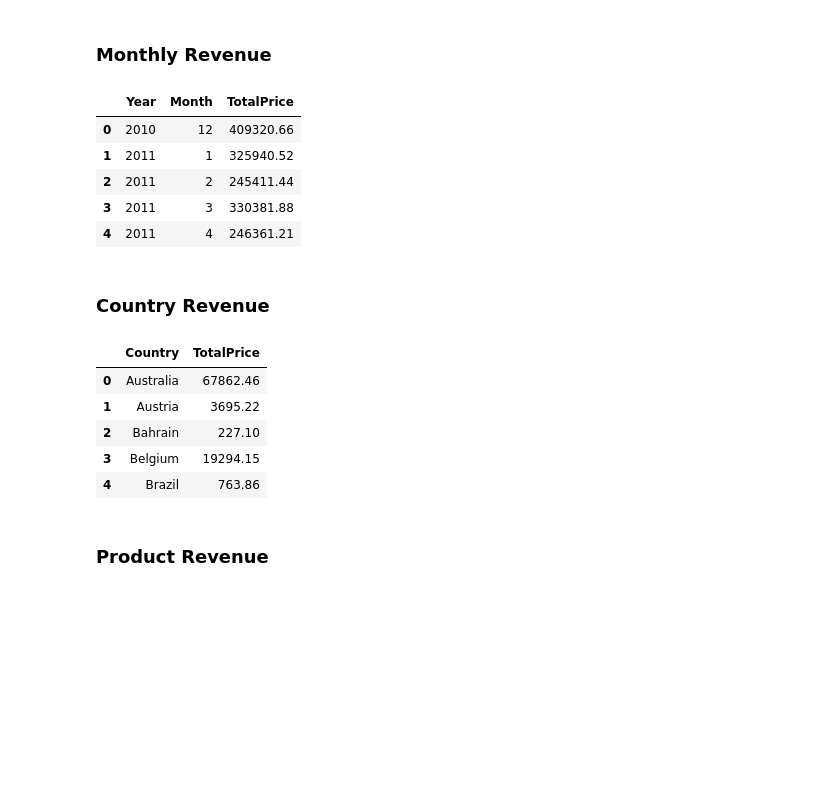
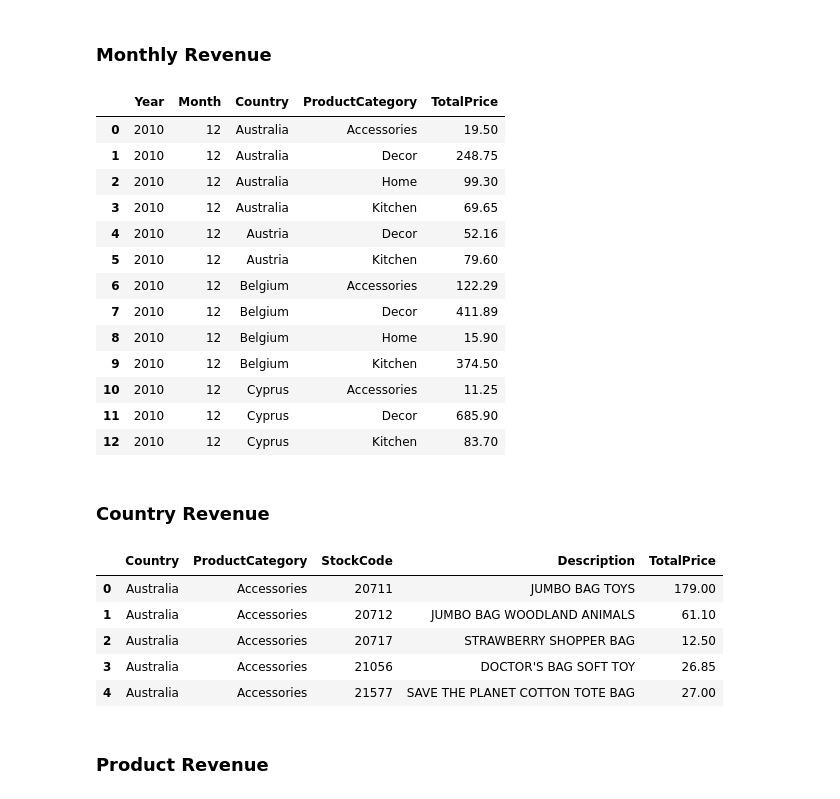
Before and after one commit to ShaikhIqbalWaseem/online-retail-sales-analysis, a Jupyter notebook: notebooks/02_Data_Analysis.ipynb, the cells around one changed output. Saved outputs shown, nothing was run; the diff lists cells and outputs as text; code cells hidden in the pictures; blank space fills up the shorter version.

```diff
--- a/notebooks/02_Data_Analysis.ipynb
+++ b/notebooks/02_Data_Analysis.ipynb
@@ -132,40 +134,48 @@ df.to_csv('../data/gold/latest_clean_dataset.csv', index=False)
 ### Monthly Revenue
 # %%
 monthly_revenue = (
-    df.groupby(["Year", "Month"])["TotalPrice"]
+    df.groupby(["Year", "Month", "Country", "ProductCategory"])
+      ["TotalPrice"]
       .sum()
       .reset_index()
 )
 
-monthly_revenue.to_csv("../data/gold/monthly_revenue.csv", index=False)
-
-monthly_revenue.head()
+monthly_revenue.head(13)
 # %% [output]
-|  | Year | Month | TotalPrice |
-| 0 | 2010 | 12 | 409320.66 |
-| 1 | 2011 | 1 | 325940.52 |
-| 2 | 2011 | 2 | 245411.44 |
-| 3 | 2011 | 3 | 330381.88 |
-| 4 | 2011 | 4 | 246361.21 |
+|  | Year | Month | Country | ProductCategory | TotalPrice |
+| 0 | 2010 | 12 | Australia | Accessories | 19.50 |
+| 1 | 2010 | 12 | Australia | Decor | 248.75 |
+| 2 | 2010 | 12 | Australia | Home | 99.30 |
+| 3 | 2010 | 12 | Australia | Kitchen | 69.65 |
+| 4 | 2010 | 12 | Austria | Decor | 52.16 |
+| 5 | 2010 | 12 | Austria | Kitchen | 79.60 |
+| 6 | 2010 | 12 | Belgium | Accessories | 122.29 |
+| 7 | 2010 | 12 | Belgium | Decor | 411.89 |
+| 8 | 2010 | 12 | Belgium | Home | 15.90 |
+| 9 | 2010 | 12 | Belgium | Kitchen | 374.50 |
+| 10 | 2010 | 12 | Cyprus | Accessories | 11.25 |
+| 11 | 2010 | 12 | Cyprus | Decor | 685.90 |
+| 12 | 2010 | 12 | Cyprus | Kitchen | 83.70 |
 # %%
 monthly_revenue.to_csv("../data/gold/monthly_revenue.csv", index=False)
 # %% [markdown]
 ### Country Revenue
 # %%
 country_revenue = (
-    df.groupby("Country")["TotalPrice"]
+    df.groupby(["Country", "ProductCategory", "StockCode", "Description"])
+      ["TotalPrice"]
       .sum()
       .reset_index()
 )
 
 country_revenue.head()
 # %% [output]
-|  | Country | TotalPrice |
-| 0 | Australia | 67862.46 |
-| 1 | Austria | 3695.22 |
-| 2 | Bahrain | 227.10 |
-| 3 | Belgium | 19294.15 |
-| 4 | Brazil | 763.86 |
+|  | Country | ProductCategory | StockCode | Description | TotalPrice |
+| 0 | Australia | Accessories | 20711 | JUMBO BAG TOYS | 179.00 |
+| 1 | Australia | Accessories | 20712 | JUMBO BAG WOODLAND ANIMALS | 61.10 |
+| 2 | Australia | Accessories | 20717 | STRAWBERRY SHOPPER BAG | 12.50 |
+| 3 | Australia | Accessories | 21056 | DOCTOR'S BAG SOFT TOY | 26.85 |
+| 4 | Australia | Accessories | 21577 | SAVE THE PLANET COTTON TOTE BAG | 27.00 |
 # %%
 
 country_revenue.to_csv("../data/gold/country_revenue.csv", index=False)
```
Also changed, not shown: parts of 18 cells of this notebook, 3 other files.
